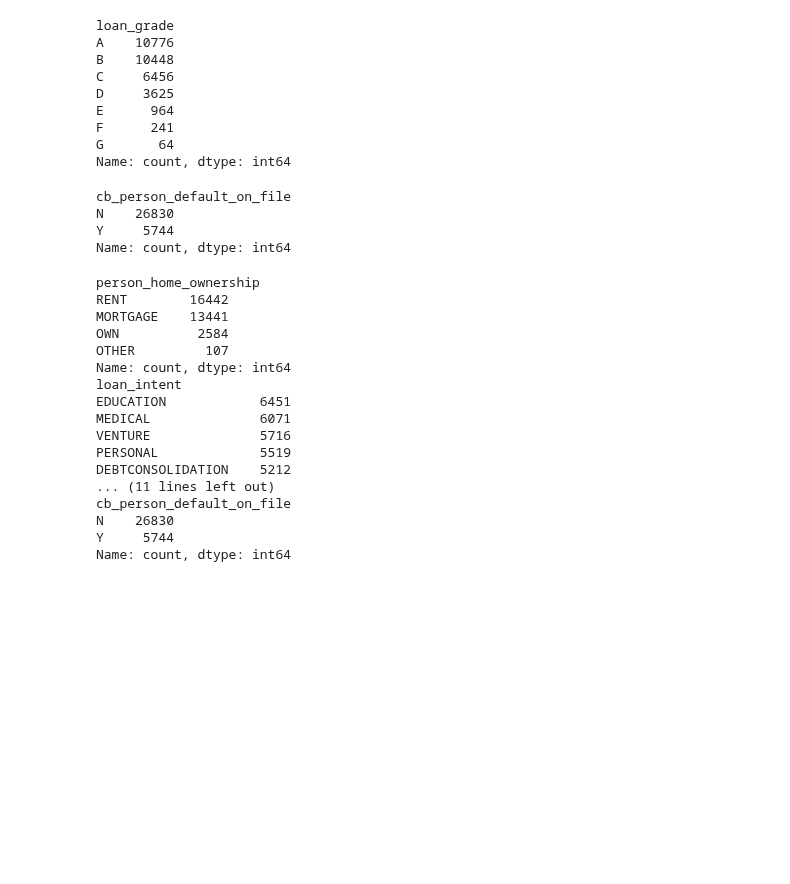
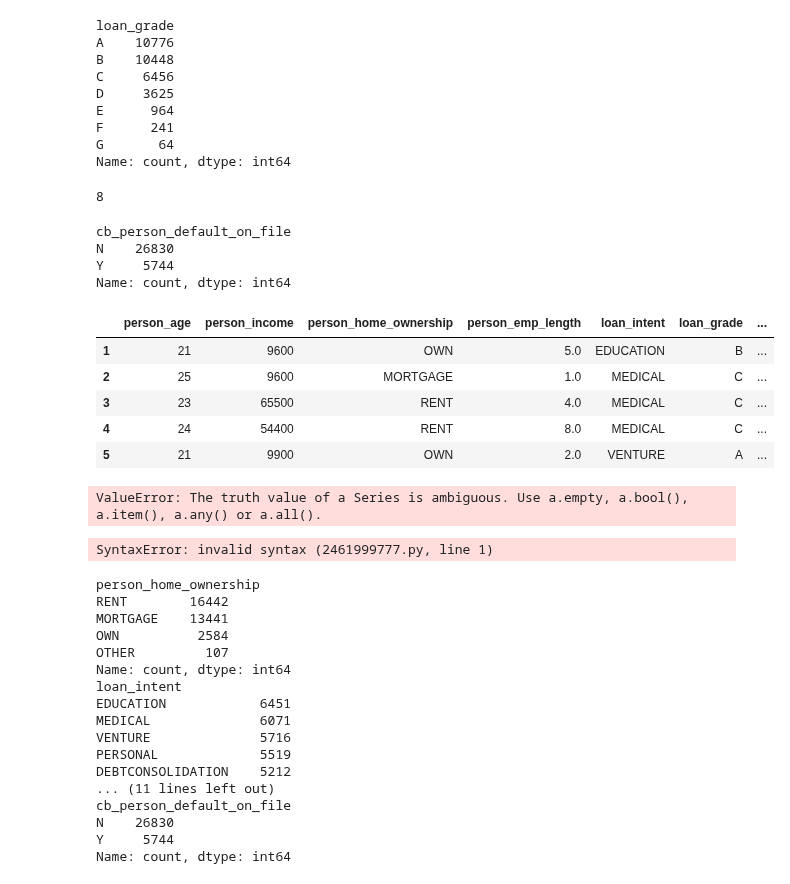
Before and after one commit to BillyBrothers/credit-risk-modeling, a Jupyter notebook: notebooks/EDA.ipynb, the cells around one changed output. Cells and saved outputs as stored; diff of their text form; code cells hidden in the pictures; blank space fills up the shorter version.

Commit message:
converted y n to 1 0 in the cb_person_default_on_file feature.

```diff
--- a/notebooks/EDA.ipynb
+++ b/notebooks/EDA.ipynb
@@ -235,6 +239,11 @@ E      964
 F      241
 G       64
 Name: count, dtype: int64
+# %%
+list2d = [[1,2,3,4,5], [6,7,8,9,10]]
+list2d[1][2]
+# %% [output]
+8
 # %%
 credit_risk_dataset = credit_risk_dataset.astype(
     {"loan_grade" : "category"}
@@ -248,6 +257,29 @@ cb_person_default_on_file
 N    26830
 Y     5744
 Name: count, dtype: int64
+# %%
+credit_risk_dataset.cb_person_default_on_file.replace(
+    {'Y': 1, 'N': 0},
+    inplace=True
+)
+# %%
+credit_risk_dataset.head(5)
+# %% [output]
+|  | person_age | person_income | person_home_ownership | person_emp_length | loan_intent | loan_grade | ... |
+| 1 | 21 | 9600 | OWN | 5.0 | EDUCATION | B | ... |
+| 2 | 25 | 9600 | MORTGAGE | 1.0 | MEDICAL | C | ... |
+| 3 | 23 | 65500 | RENT | 4.0 | MEDICAL | C | ... |
+| 4 | 24 | 54400 | RENT | 8.0 | MEDICAL | C | ... |
+| 5 | 21 | 9900 | OWN | 2.0 | VENTURE | A | ... |
+# %%
+result = lambda x: 1 if x == 'Y' else 0
+result(credit_risk_dataset.cb_person_cred_hist_length)
+# %% [output]
+ValueError: The truth value of a Series is ambiguous. Use a.empty, a.bool(), a.item(), a.any() or a.all().
+# %%
+map(lambda x: return 1 if x == 'Y' else 0, credit_risk_dataset.cb_person_cred_hist_length)
+# %% [output]
+SyntaxError: invalid syntax (2461999777.py, line 1)
 # %%
 for column in categorical_columns.columns:
     print(credit_risk_dataset[column].value_counts())
```
Also changed, not shown: parts of 3 cells of this notebook.
